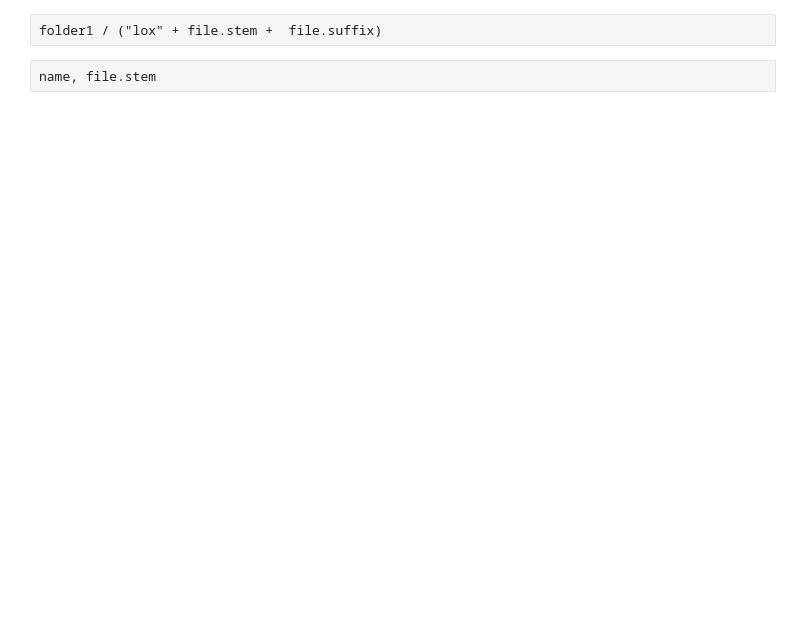
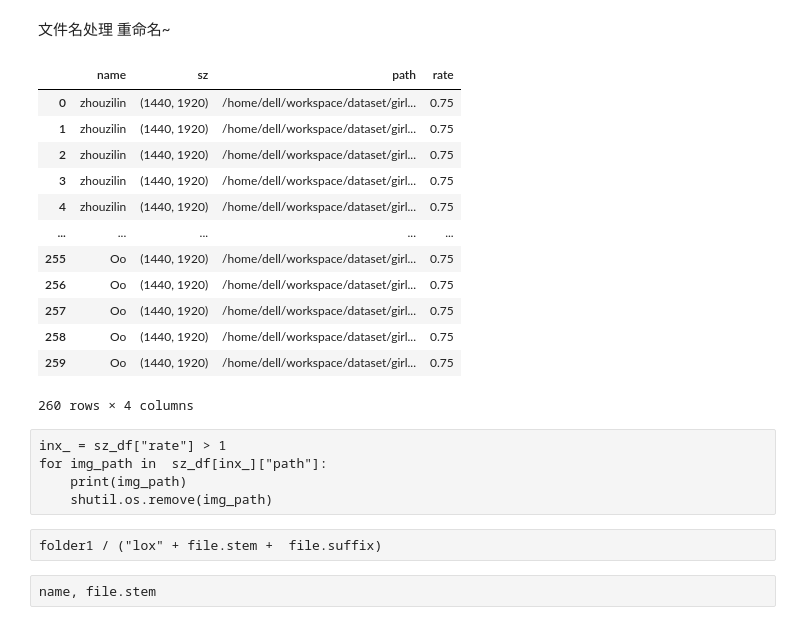
Before and after one commit to zdxpan/tagCapFaceRembgData, a Jupyter notebook: tagCaption_rembg_faceid.ipynb, the cells around one changed output. Cells and saved outputs as stored; diff of their text form; code cells hidden in the pictures; blank space fills up the shorter version.

```diff
--- a/tagCaption_rembg_faceid.ipynb
+++ b/tagCaption_rembg_faceid.ipynb
@@ -21,3 +75,64 @@ for file in files:
+# %% [markdown]
+ 文件名处理 重命名~
+# %%
+import os
+from pathlib import Path
+import shutil
+from PIL import Image
+
+# Define the two folders you want to merge
+src = "/home/dell/workspace/dataset/girl100/"
+
+sz = []
+
+folder1 = Path(src)
+for sub_sd in folder1.glob('*'):
+    if sub_sd.name in [".DS_Store"]: continue
+    folder2 = Path(sub_sd)
+    for img_p in folder2.glob("*"):
+        if img_p.name in [".DS_Store"]: continue
+        # new_name = str(img_p).replace("_来自小红书网页版", "")
+        # shutil.move(img_p, new_name)
+        img_ = Image.open(new_name)
+        sz.append([sub_sd.name, img_.size, new_name])
+    # break
+# folder2 = folder1 / "a1"
+
+# files = folder2.glob('*')
+# for file in files:
+#     name = file.name
+#     tar_path = folder1 / name
+#     tar_path = folder1 / ("lox" + file.stem +  file.suffix)
+#     shutil.rename(old_name, new_name)
+#     # shutil.copy2(file, tar_path)
+# %%
+# sub_sd.name, img_p,img_p.name, img_p.stem, str(img_p).replace("_来自小红书网页版", "")
+import pandas as pd
+sz_df = pd.DataFrame(data=sz, columns=["name", "sz", "path"])
+sz_df["rate"] = sz_df["sz"].apply(lambda x: x[0]/ x[1])
+# sz_df.groupby(by=["name", "sz"], as_index=False).count()
+sz_df["rate"]
+sz_df_1 = sz_df.groupby(by=["name", "rate"], as_index=False).count()
+sz_df
+# %% [output]
+|  | name | sz | path | rate |
+| 0 | zhouzilin | (1440, 1920) | /home/dell/workspace/dataset/girl... | 0.75 |
+| 1 | zhouzilin | (1440, 1920) | /home/dell/workspace/dataset/girl... | 0.75 |
+| 2 | zhouzilin | (1440, 1920) | /home/dell/workspace/dataset/girl... | 0.75 |
+| 3 | zhouzilin | (1440, 1920) | /home/dell/workspace/dataset/girl... | 0.75 |
+| 4 | zhouzilin | (1440, 1920) | /home/dell/workspace/dataset/girl... | 0.75 |
+| ... | ... | ... | ... | ... |
+| 255 | Oo | (1440, 1920) | /home/dell/workspace/dataset/girl... | 0.75 |
+| 256 | Oo | (1440, 1920) | /home/dell/workspace/dataset/girl... | 0.75 |
+| 257 | Oo | (1440, 1920) | /home/dell/workspace/dataset/girl... | 0.75 |
+| 258 | Oo | (1440, 1920) | /home/dell/workspace/dataset/girl... | 0.75 |
+| 259 | Oo | (1440, 1920) | /home/dell/workspace/dataset/girl... | 0.75 |
+260 rows × 4 columns
+# %% [raw]
+inx_ = sz_df["rate"] > 1
+for img_path in  sz_df[inx_]["path"]:
+    print(img_path)
+    shutil.os.remove(img_path)
 # %% [raw]
 folder1 / ("lox" + file.stem +  file.suffix)
 # %% [raw]
```
Also changed, not shown: parts of 40 cells of this notebook.
